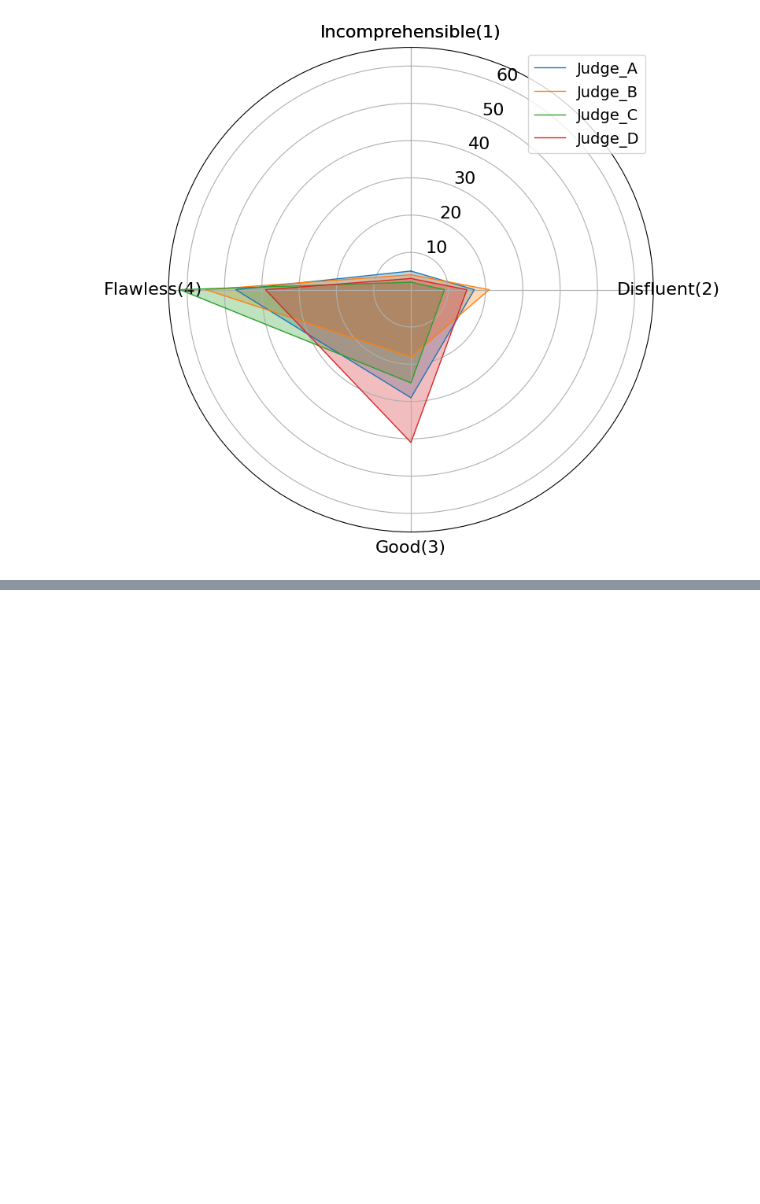
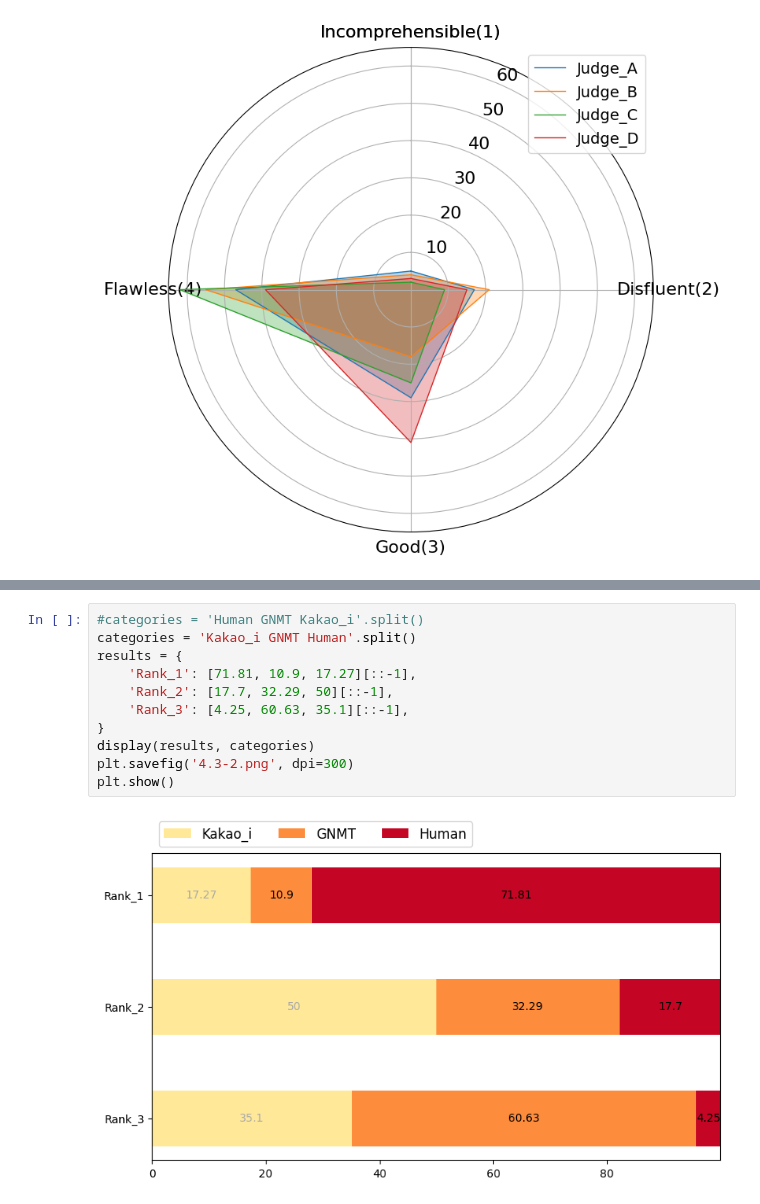
Before and after one commit to trotacodigos/ES-KO_NMT_Evaluation, a Jupyter notebook: display.ipynb, the cells around one changed output, grey strips where cells are left out. Drawn from its saved outputs; the diff is of its cells as text; blank space fills up the shorter version.

```diff
--- a/radar_plot.ipynb
+++ b/display.ipynb
@@ -108,0 +177,13 @@ saved
+# %%
+#categories = 'Human GNMT Kakao_i'.split()
+categories = 'Kakao_i GNMT Human'.split()
+results = {
+    'Rank_1': [71.81, 10.9, 17.27][::-1],
+    'Rank_2': [17.7, 32.29, 50][::-1],
+    'Rank_3': [4.25, 60.63, 35.1][::-1],
+}
+display(results, categories)
+plt.savefig('4.3-2.png', dpi=300)
+plt.show()
+# %% [output]
+[figure, added]
```
Also changed, not shown: parts of 8 cells of this notebook, 1 other file.
